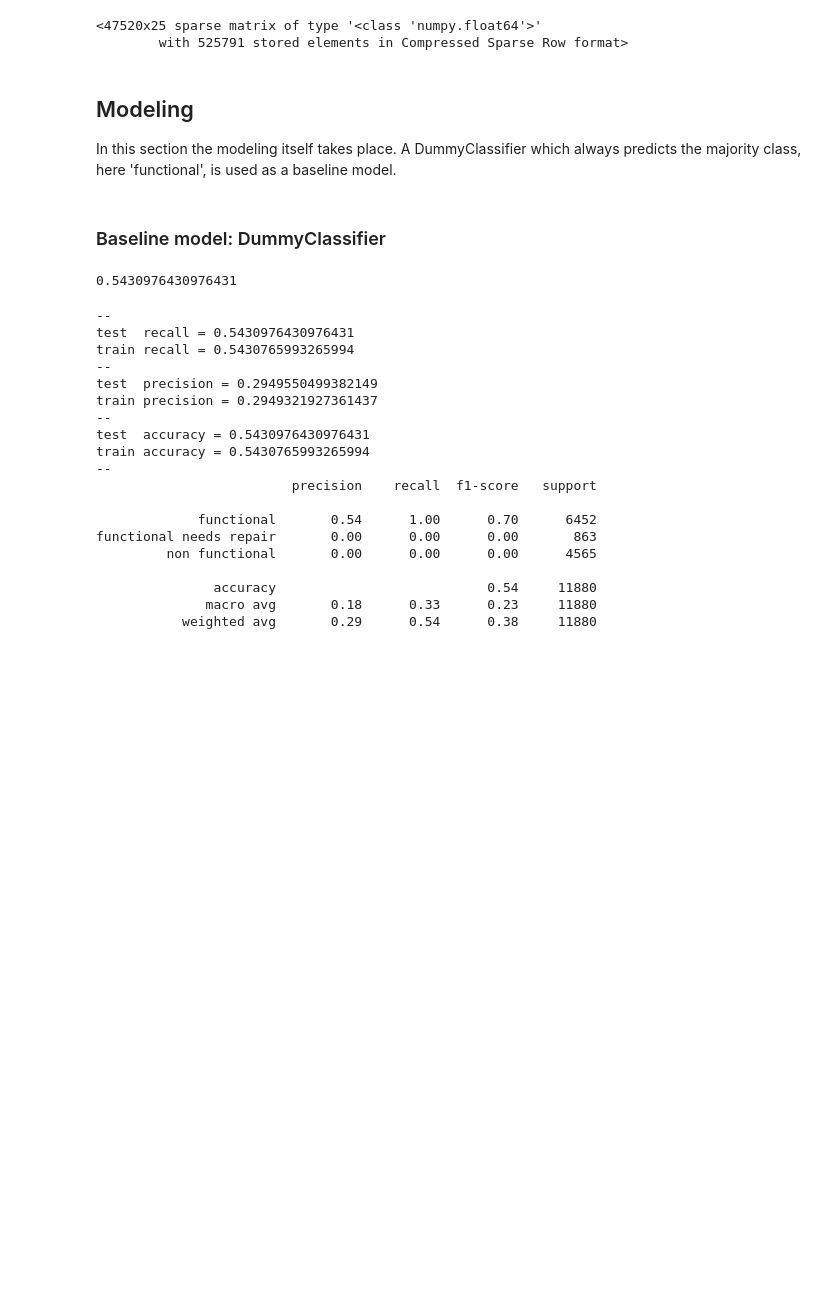
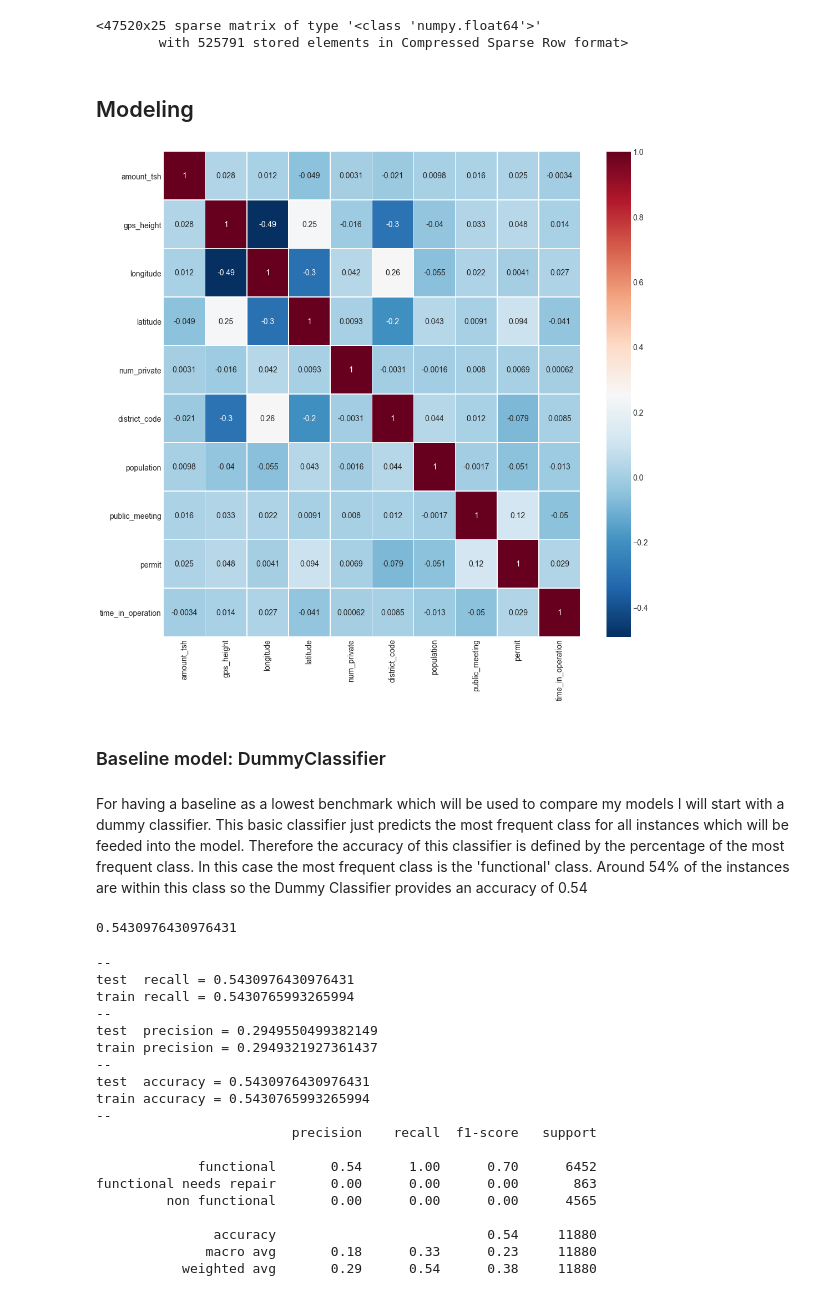
Before and after one commit to torben90/Capstone_NF_Waterpumps_Tanzania, a Jupyter notebook: PumpItUp_Predictive_Modeling.ipynb, the cells around one changed output. Saved outputs shown, nothing was run; the diff lists cells and outputs as text; code cells hidden in the pictures; blank space fills up the shorter version.

```diff
--- a/PumpItUp_Predictive_Modeling.ipynb
+++ b/PumpItUp_Predictive_Modeling.ipynb
@@ -145,7 +145,6 @@ val = pd.read_pickle(DATA_FOLDER + 'val_featured_clean.pkl')
 # %%
 # dropped features
 to_drop = ['scheme_name',
- 'installer',
  'wpt_name',
  'subvillage',
  'id',
@@ -257,12 +258,18 @@ X_train_transformed_feat_select
 # %% [output]
 <47520x25 sparse matrix of type '<class 'numpy.float64'>'
         with 525791 stored elements in Compressed Sparse Row format>
-# %% [markdown]
-## Modeling
-
-In this section the modeling itself takes place. A DummyClassifier which always predicts the majority class, here 'functional', is used as a baseline model.
+# %% [markdown]
+## Modeling
+# %%
+with sns.axes_style("white"):
+    f, ax = plt.subplots(figsize=(15, 15))
+    ax = sns.heatmap(train.corr(), annot=True, linewidths=.5, cmap="RdBu_r")
+# %% [output]
+[figure, added]
 # %% [markdown]
 ### Baseline model: DummyClassifier
+# %% [markdown]
+For having a baseline as a lowest benchmark which will be used to compare my models I will start with a dummy classifier. This basic classifier just predicts the most frequent class for all instances which will be feeded into the model. Therefore the accuracy of this classifier is defined by the percentage of the most frequent class. In this case the most frequent class is the 'functional' class. Around 54% of the instances are within this class so the Dummy Classifier provides an accuracy of 0.54
 # %%
 dummy = DummyClassifier(strategy='most_frequent', random_state=0)
 dummy.fit(X_train, y_train)
```
Also changed, not shown: parts of 26 cells of this notebook, 4 other files.
